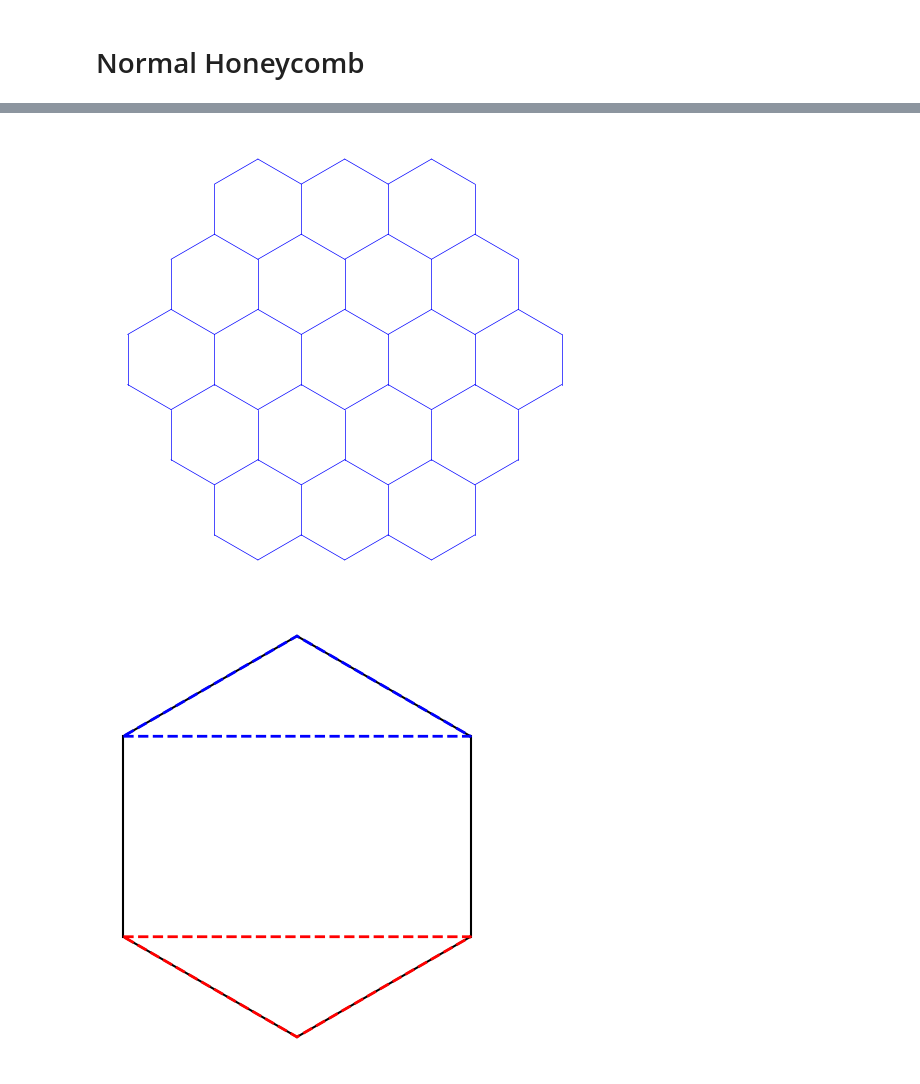
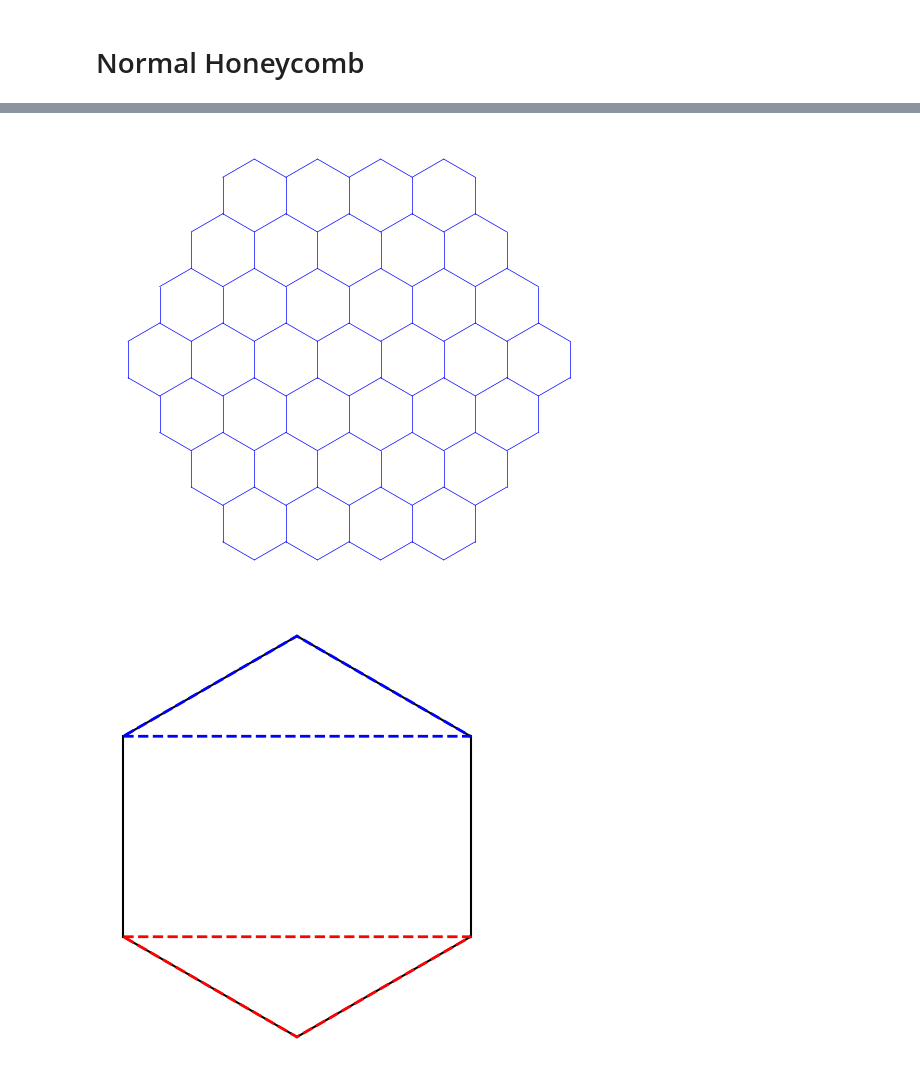
Before and after one commit to WangChenChih/kitaevDM-non-trivial-genus, a Jupyter notebook: DM-blocks_hole/figures/figure-generate.ipynb, the cells around one changed output, grey strips where cells are left out. Saved outputs shown, nothing was run; the diff lists cells and outputs as text; code cells hidden in the pictures.

```diff
--- a/DM-blocks_hole/figures/figure-generate.ipynb
+++ b/DM-blocks_hole/figures/figure-generate.ipynb
@@ -26,15 +26,15 @@ plt.savefig('example.svg', format='svg')
 # %%
-pair_x, pair_y, leng = illu.HoneycombLatticeEdge_Center(layer=3, latconst=1)
+pair_x, pair_y, leng = illu.HoneycombLatticeEdge_Center(layer=4, latconst=1)
 
 plt.figure()
 for i in range(leng):
     plt.plot(pair_x[i,:], pair_y[i,:], 'b-', linewidth=0.5)
 plt.gca().set_aspect('equal', adjustable='box')
 plt.gca().set_axis_off()
 plt.tight_layout()
 plt.savefig('example-center.svg', format='svg')
 # %% [output]
-[figure, old version]
+[figure, new version]
 # %%
 pair_x, pair_y, leng = illu.HoneycombLatticeEdge_Center(layer=1, latconst=1)
 
```
Also changed, not shown: parts of 1 cell of this notebook, 2 other files.
